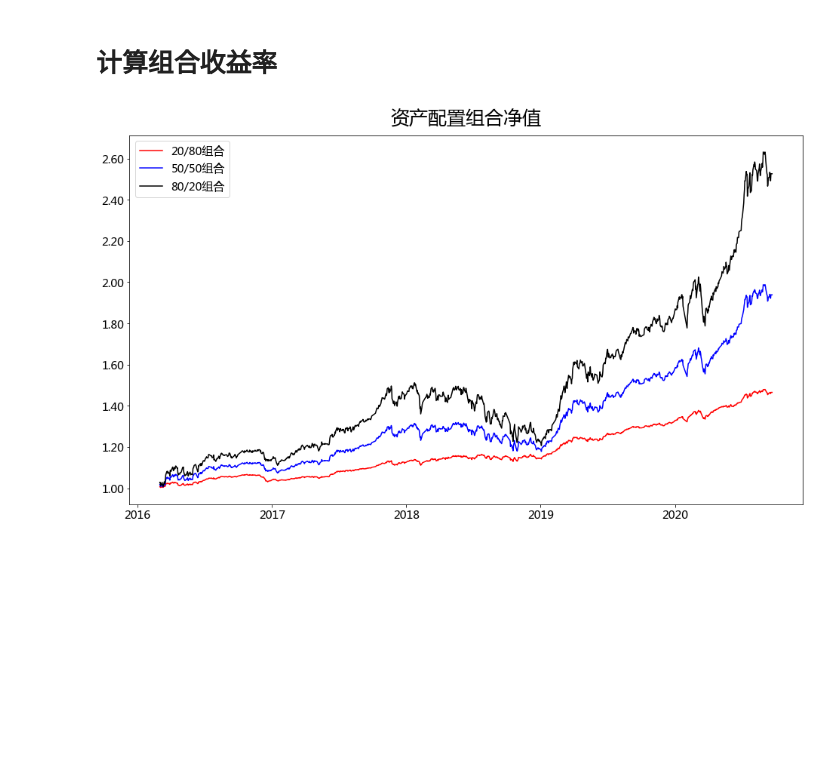
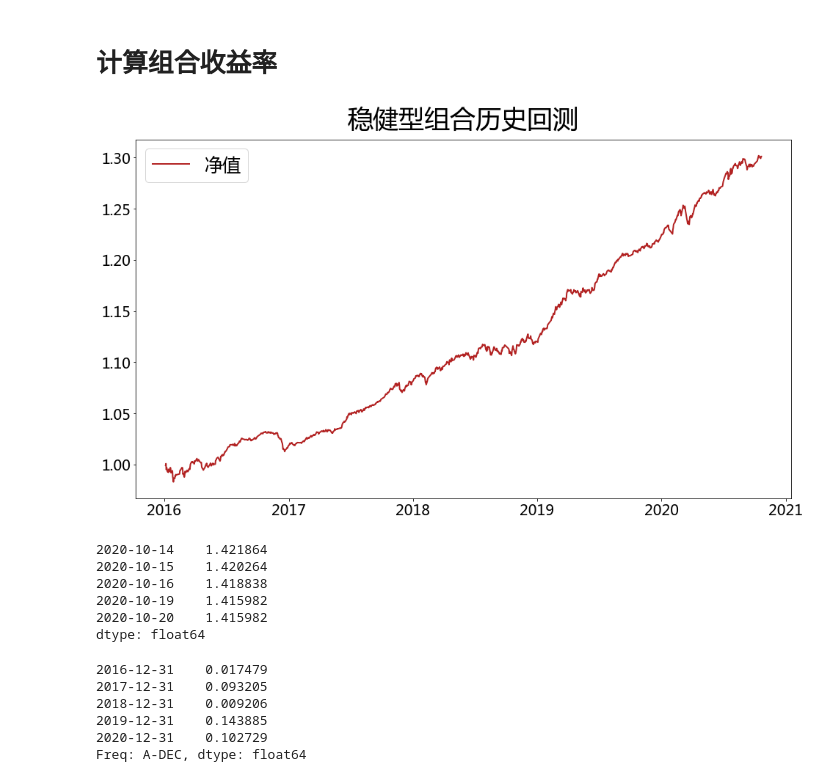
Before and after one commit to yf1291/zjsxzy_in_js, a Jupyter notebook: Research/资产配置研究/notebook/资产配置组合回测.ipynb, the cells around one changed output. Saved outputs shown, nothing was run; the diff lists cells and outputs as text; code cells hidden in the pictures; blank space fills up the shorter version.

```diff
--- a/Research/资产配置研究/notebook/资产配置组合回测.ipynb
+++ b/Research/资产配置研究/notebook/资产配置组合回测.ipynb
@@ -18,7 +18,7 @@ def metric(ret):
     print(empyrical.max_drawdown(ret))
     print(empyrical.sharpe_ratio(ret))
 # %%
-start_date = '2016-03-01'
+start_date = '2016-01-01'
 # %%
 end_date = dt.datetime.today().strftime('%Y-%m-%d')
 # %% [markdown]
@@ -73,22 +86,33 @@ bfund_pf_ret = bfund_ret.mean(axis=1)
 # %% [markdown]
 # 计算组合收益率
 # %%
+pf_ret_19 = 0.9 * bfund_pf_ret + 0.05 * sector_fund_ret + 0.05 * fund_pf_ret
 pf_ret_28 = 0.8 * bfund_pf_ret + 0.1 * sector_fund_ret + 0.1 * fund_pf_ret
 pf_ret_55 = 0.5 * bfund_pf_ret + 0.25 * sector_fund_ret + 0.25 * fund_pf_ret
-pf_ret_82 = 0.2 * bfund_pf_ret + 0.4 * sector_fund_ret + 0.4 * fund_pf_ret
+pf_ret_46 = 0.6 * bfund_pf_ret + 0.2 * sector_fund_ret + 0.2 * fund_pf_ret
+pf_ret_37 = 0.7 * bfund_pf_ret + 0.15 * sector_fund_ret + 0.15 * fund_pf_ret
 # %%
 fig, ax = plt.subplots(figsize=(16, 9))
 
-ax.plot((1 + pf_ret_28).cumprod(), label='20/80组合', color='red')
-ax.plot((1 + pf_ret_55).cumprod(), label='50/50组合', color='blue')
-ax.plot((1 + pf_ret_82).cumprod(), label='80/20组合', color='black')
+ax.plot((1 + pf_ret_19).cumprod(), label='净值', color='firebrick', linewidth=2)
+# ax.plot((1 + pf_ret_55).cumprod(), label='平衡型', color='blue')
+# ax.plot((1 + pf_ret_82).cumprod(), label='80/20组合', color='black')
 
-ax.legend(fontsize=15)
-ax.xaxis.set_tick_params(labelsize=15)
-ax.yaxis.set_tick_params(labelsize=15)
+ax.legend(fontsize=25)
+ax.xaxis.set_tick_params(labelsize=20)
+ax.yaxis.set_tick_params(labelsize=20)
 vals = ax.get_yticks()
 ax.set_yticklabels(['{:2.2f}'.format(x) for x in vals])
 
-_ = ax.set_title('资产配置组合净值', fontsize=25, y=1.02)
+_ = ax.set_title('稳健型组合历史回测', fontsize=35, y=1.02)
 # %% [output]
-[figure, old version]
+[figure, new version]
+# %%
+(1 + pf_ret_28).cumprod().tail()
+# %% [output]
+2020-10-14    1.421864
+2020-10-15    1.420264
+2020-10-16    1.418838
+2020-10-19    1.415982
+2020-10-20    1.415982
+dtype: float64
@@ -95,3 +121,12 @@ _ = ax.set_title('资产配置组合净值', fontsize=25, y=1.02)
+# %%
+pf_ret_28.resample('Y').apply(lambda x: empyrical.cum_returns_final(x))
+# %% [output]
+2016-12-31    0.017479
+2017-12-31    0.093205
+2018-12-31    0.009206
+2019-12-31    0.143885
+2020-12-31    0.102729
+Freq: A-DEC, dtype: float64
 # %%
 metric(pf_ret_28)
 # %% [output]
```
Also changed, not shown: parts of 27 cells of this notebook, 25 other files.
